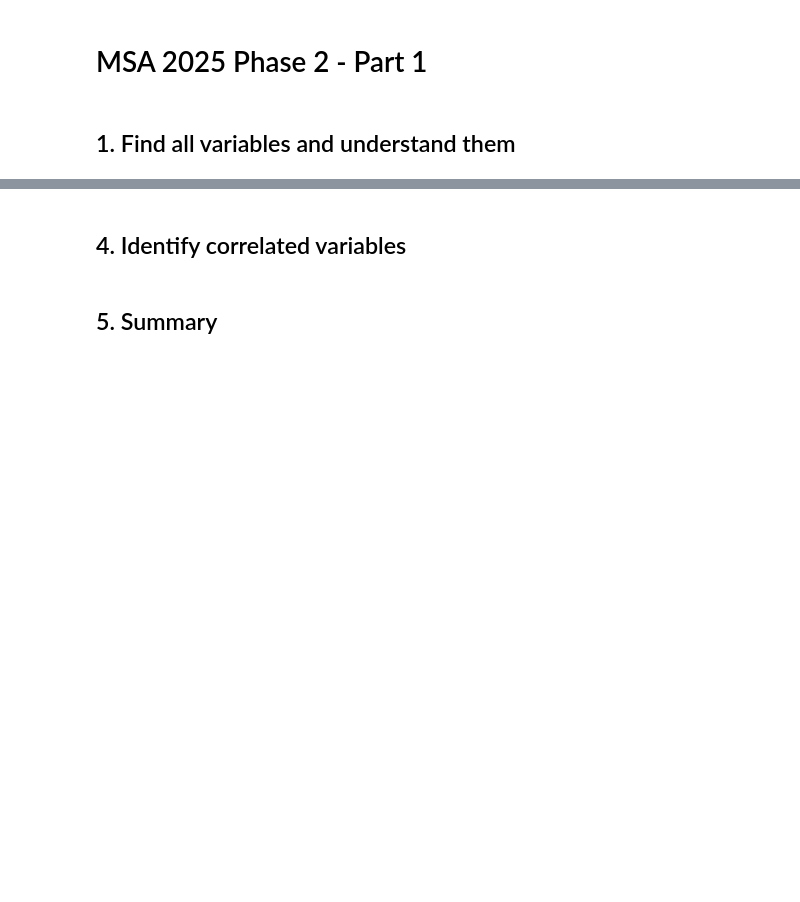
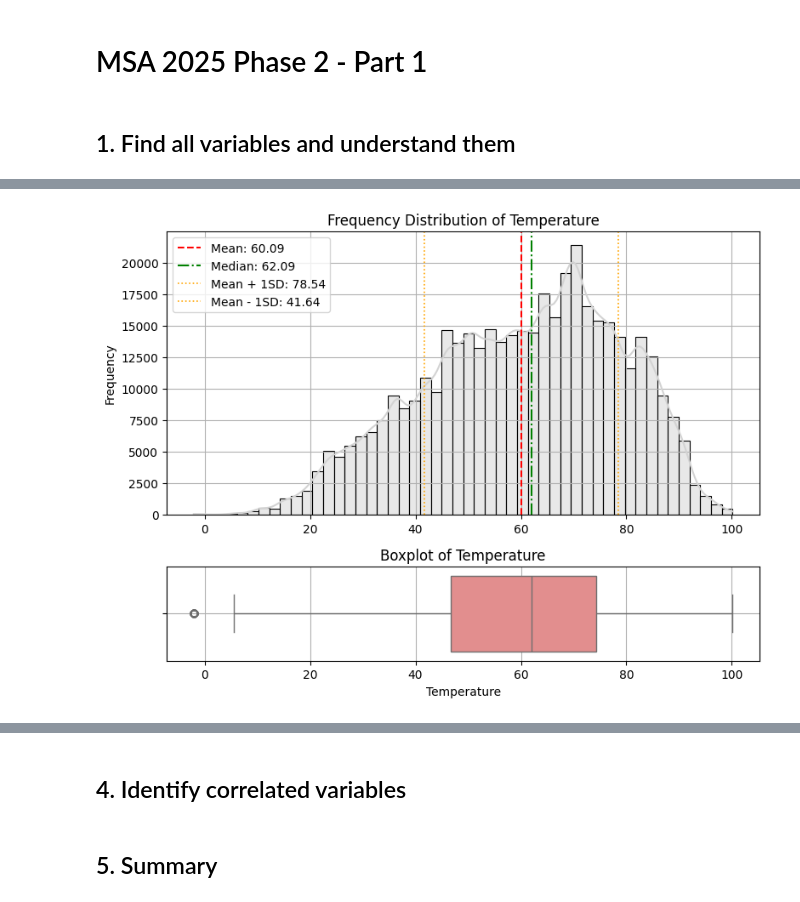
Before and after one commit to wyan170/Phase2_project, a Jupyter notebook: data-science/1. Analysis and Preprocessing/part1-submission.ipynb, the cells around one changed output, grey strips where cells are left out. Cells and saved outputs as stored; diff of their text form; code cells hidden in the pictures; blank space fills up the shorter version.

```diff
--- a/data-science/1. Analysis and Preprocessing/part1-submission.ipynb
+++ b/data-science/1. Analysis and Preprocessing/part1-submission.ipynb
@@ -18,0 +116,5 @@ print("2")
+# %%
+
+show_distribution_with_stats(df["Temperature"])
+# %% [output]
+[figure, added]
```
Also changed, not shown: parts of 14 cells of this notebook.
